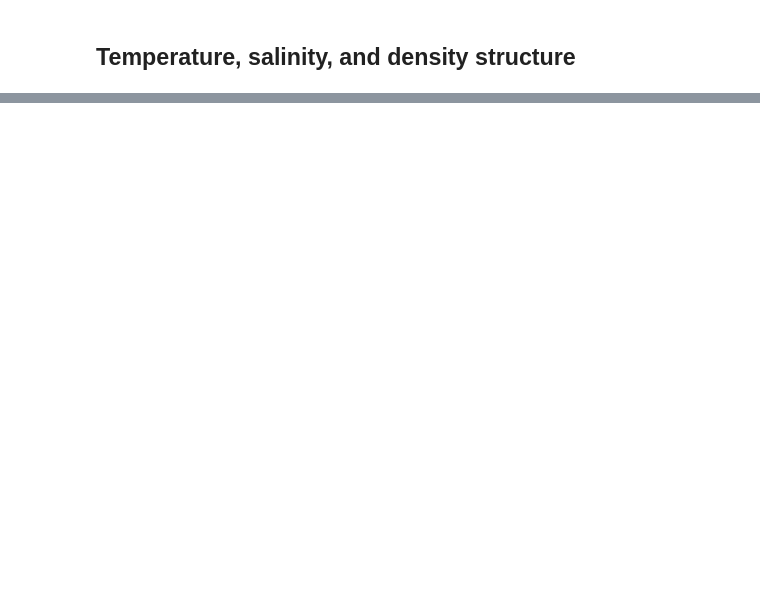
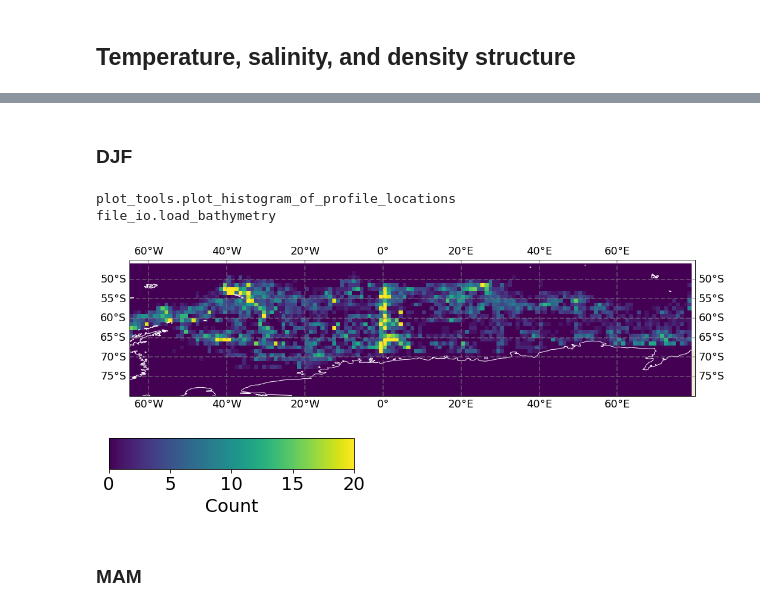
Before and after one commit to so-wise/weddell_gyre_clusters, a Jupyter notebook: src/1_profile_distribution.ipynb, the cells around one changed output, grey strips where cells are left out. Saved outputs shown, nothing was run; the diff lists cells and outputs as text; code cells hidden in the pictures; blank space fills up the shorter version.

```diff
--- a/src/1_profile_distribution.ipynb
+++ b/src/1_profile_distribution.ipynb
@@ -153,0 +182,31 @@ plot_tools.plot_many_profiles
+# %%
+def add_season_coordinate(dfp):
+
+    import xarray as xr
+
+    nsize = dfp.profile.size
+    month = dfp.month.values
+    season = np.zeros((nsize,), dtype='int')
+
+    # assign season based on the month (1=DJF, 2=MAM, 3=JJA, 4=SON)
+    for i in range(nsize):
+        if (month[i]==12 or month[i]==1 or month[i]==2):
+            season[i] = 1
+        elif (month[i]==3 or month[i]==4 or month[i]==5):
+            season[i] = 2
+        elif (month[i]==6 or month[i]==7 or month[i]==8):
+            season[i] = 3
+        elif (month[i]==9 or month[i]==10 or month[i]==11):
+            season[i] = 4
+        else:
+            season[i] = None
+
+    # add season to DataArray
+    dseason = xr.DataArray(season, dims=['profile'])
+    dfp['season'] = dseason
+    dfp = dfp.set_coords({'season'})
+
+    return dfp
+# %%
+dfp = add_season_coordinate(profiles_antarctic)
+dfp
@@ -153,0 +231,18 @@ plot_tools.plot_many_profiles
+# %% [markdown]
+### DJF
+# %%
+# histogram of profile locations
+pt.plot_histogram_of_profile_locations(ploc,
+                                       dfp.where(dfp.season==1, drop=True),
+                                       lon_range,
+                                       lat_range,
+                                       descrip='all_DJF',
+                                       binsize=1,
+                                       vmax=20)
+# %% [output]
+plot_tools.plot_histogram_of_profile_locations
+file_io.load_bathymetry
+[figure, added]
+[figure, added]
+# %% [markdown]
+### MAM
```
Also changed, not shown: parts of 14 cells of this notebook, 26 other files.
